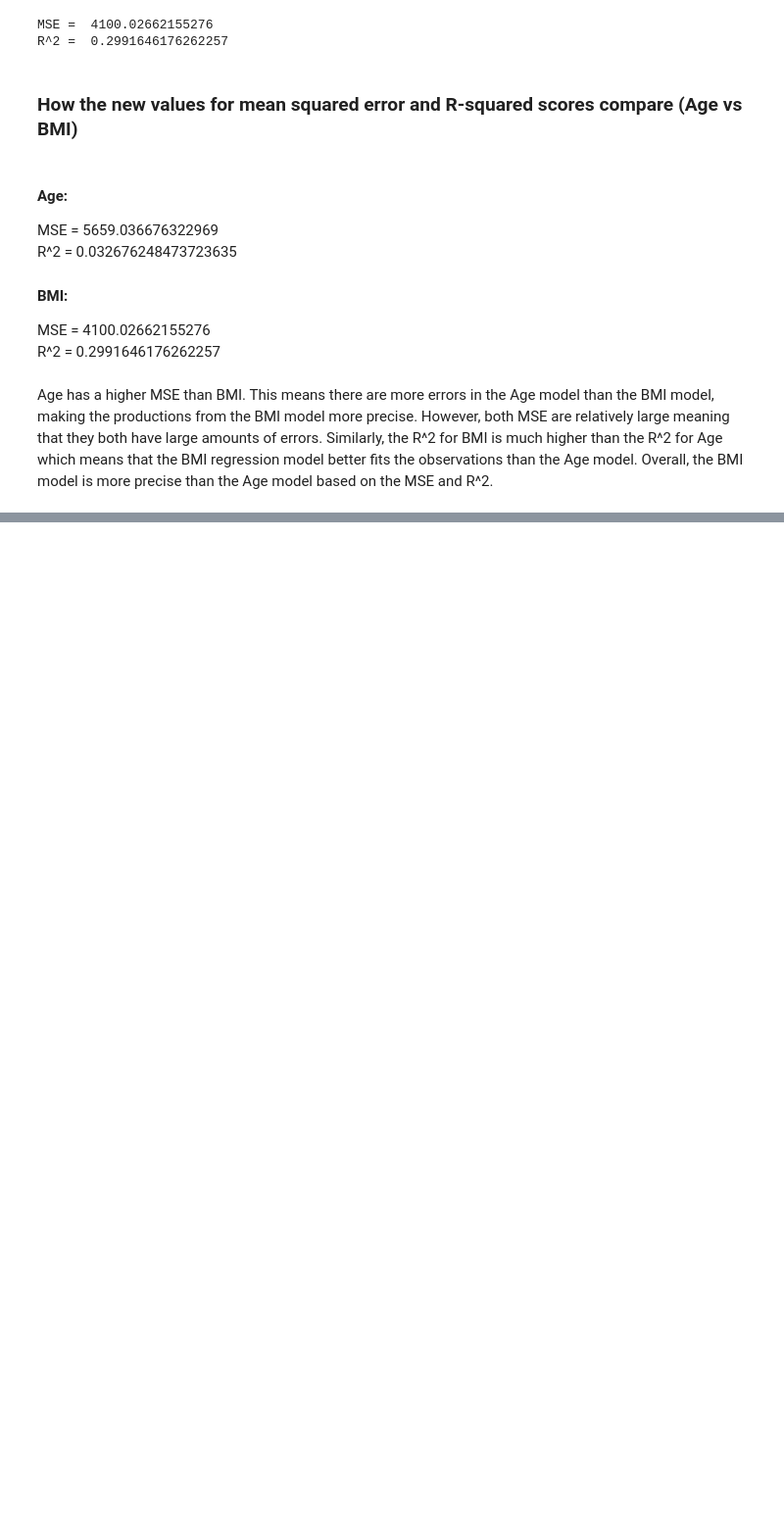
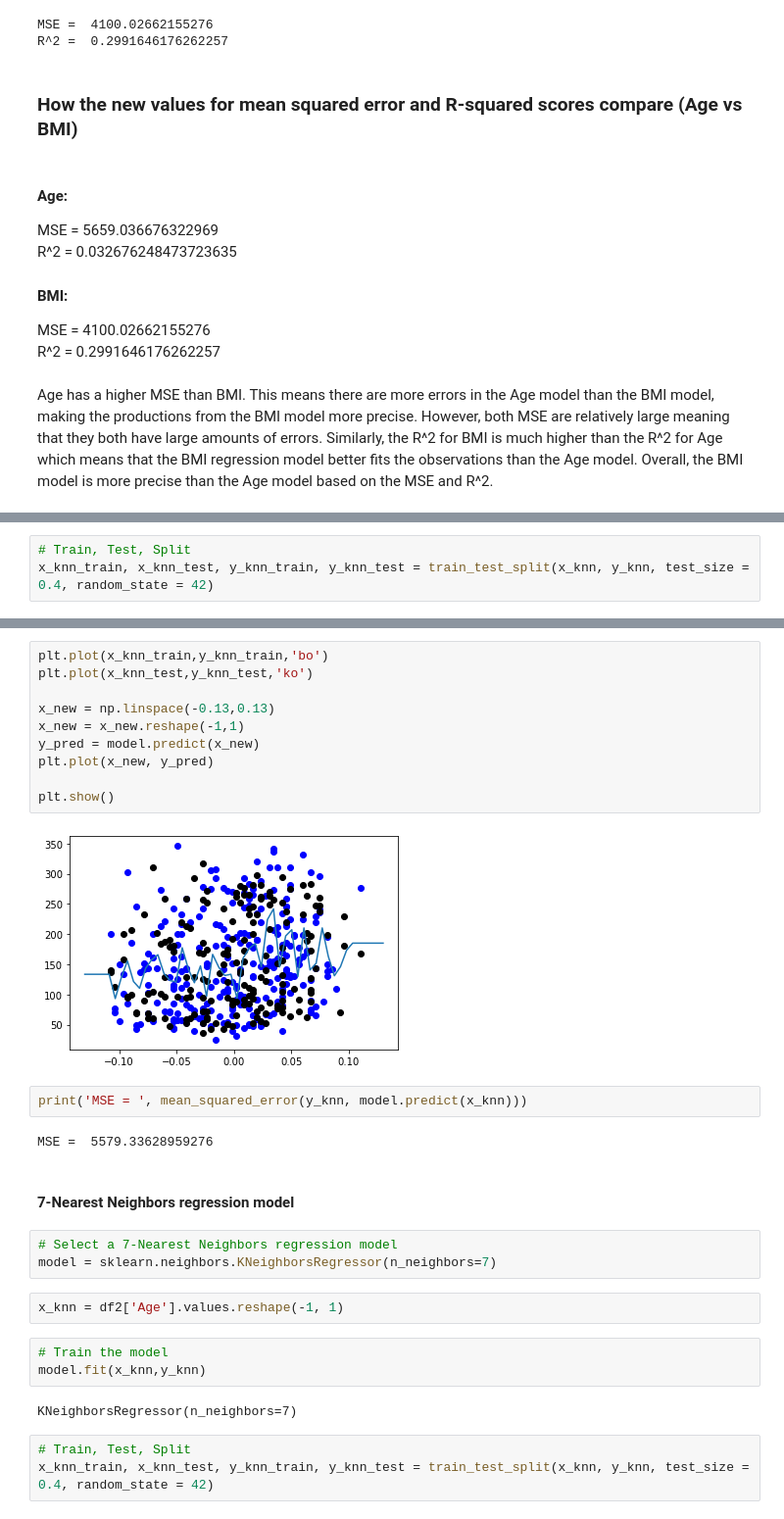
Before and after one commit to ygcha/DH150, a Jupyter notebook: Assignment2.ipynb, the cells around one changed output, grey strips where cells are left out. Shown at 98% size. Drawn from its saved outputs; the diff is of its cells as text; blank space fills up the shorter version.

```diff
--- a/Assignment2.ipynb
+++ b/Assignment2.ipynb
@@ -453,0 +537,3 @@ Age has a higher MSE than BMI. This means there are more errors in the Age model
+# %%
+# Train, Test, Split
+x_knn_train, x_knn_test, y_knn_train, y_knn_test = train_test_split(x_knn, y_knn, test_size = 0.4, random_state = 42)
@@ -453,0 +559,31 @@ Age has a higher MSE than BMI. This means there are more errors in the Age model
+# %%
+plt.plot(x_knn_train,y_knn_train,'bo')
+plt.plot(x_knn_test,y_knn_test,'ko')
+
+x_new = np.linspace(-0.13,0.13)
+x_new = x_new.reshape(-1,1)
+y_pred = model.predict(x_new)
+plt.plot(x_new, y_pred)
+
+plt.show()
+# %% [output]
+[figure, added]
+# %%
+print('MSE = ', mean_squared_error(y_knn, model.predict(x_knn)))
+# %% [output]
+MSE =  5579.33628959276
+# %% [markdown]
+#### 7-Nearest Neighbors regression model
+# %%
+# Select a 7-Nearest Neighbors regression model
+model = sklearn.neighbors.KNeighborsRegressor(n_neighbors=7)
+# %%
+x_knn = df2['Age'].values.reshape(-1, 1)
+# %%
+# Train the model
+model.fit(x_knn,y_knn)
+# %% [output]
+KNeighborsRegressor(n_neighbors=7)
+# %%
+# Train, Test, Split
+x_knn_train, x_knn_test, y_knn_train, y_knn_test = train_test_split(x_knn, y_knn, test_size = 0.4, random_state = 42)
```
Also changed, not shown: parts of 44 cells of this notebook.
